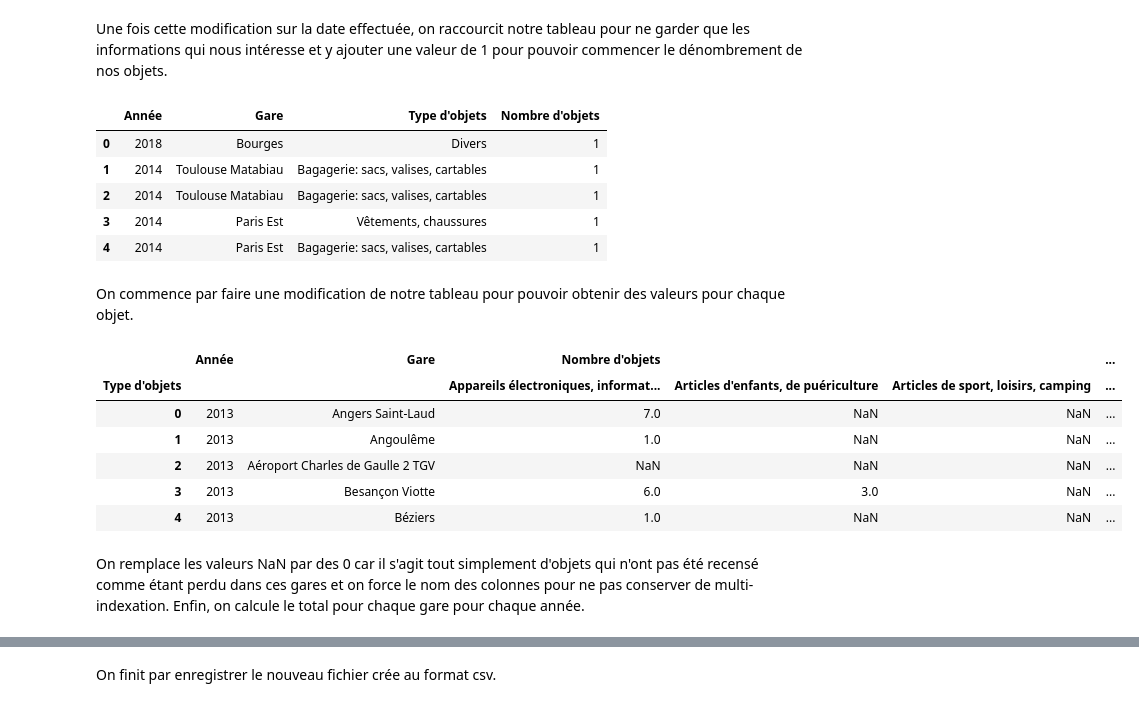
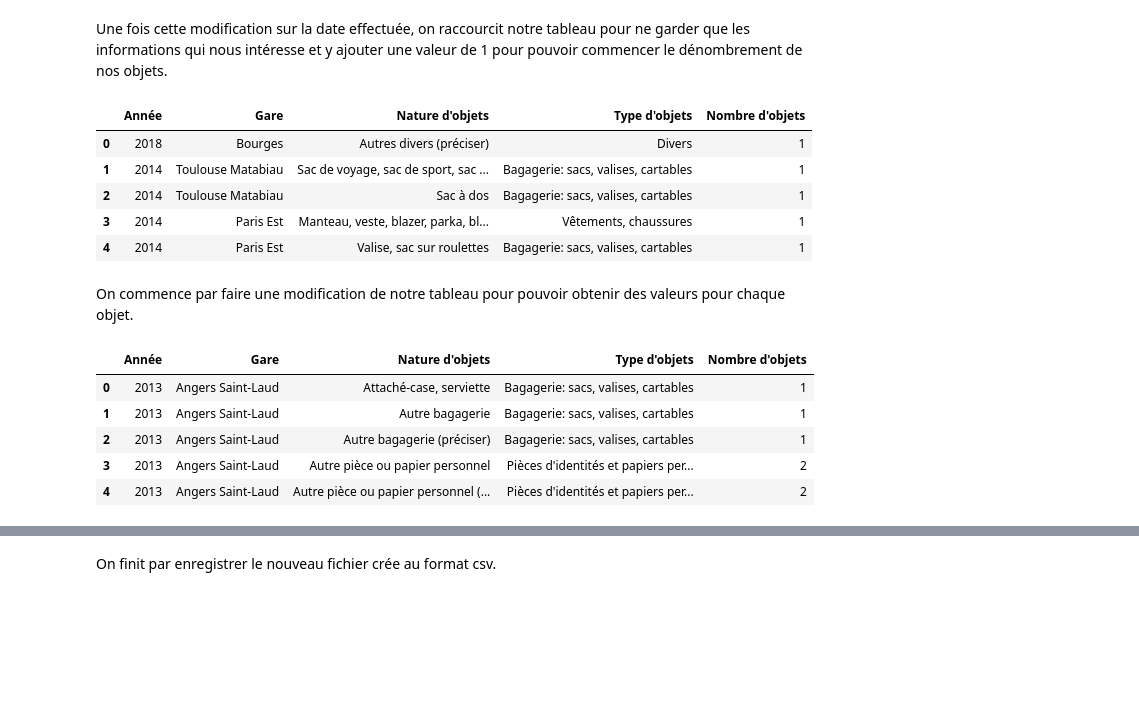
Before and after one commit to Sylvariane/objets_trouves_sncf, a Jupyter notebook: Objets_trouvés.ipynb, the cells around one changed output, grey strips where cells are left out. Drawn from its saved outputs; the diff is of its cells as text; code cells hidden in the pictures; blank space fills up the shorter version.

```diff
--- a/Objets_trouvés.ipynb
+++ b/Objets_trouvés.ipynb
@@ -125,28 +135,26 @@ df.head()
 # %% [markdown]
 Une fois cette modification sur la date effectuée, on raccourcit notre tableau pour ne garder que les informations qui nous intéresse et y ajouter une valeur de 1 pour pouvoir commencer le dénombrement de nos objets.
 # %%
-df = df[['Année', 'Gare', 'Type d\'objets']]
+df = df[['Année', 'Gare', 'Nature d\'objets','Type d\'objets']]
 df['Nombre d\'objets'] = 1
 df.head()
 # %% [output]
-|  | Année | Gare | Type d'objets | Nombre d'objets |
-| 0 | 2018 | Bourges | Divers | 1 |
-| 1 | 2014 | Toulouse Matabiau | Bagagerie: sacs, valises, cartables | 1 |
-| 2 | 2014 | Toulouse Matabiau | Bagagerie: sacs, valises, cartables | 1 |
-| 3 | 2014 | Paris Est | Vêtements, chaussures | 1 |
-| 4 | 2014 | Paris Est | Bagagerie: sacs, valises, cartables | 1 |
+|  | Année | Gare | Nature d'objets | Type d'objets | Nombre d'objets |
+| 0 | 2018 | Bourges | Autres divers (préciser) | Divers | 1 |
+| 1 | 2014 | Toulouse Matabiau | Sac de voyage, sac de sport, sac ... | Bagagerie: sacs, valises, cartables | 1 |
+| 2 | 2014 | Toulouse Matabiau | Sac à dos | Bagagerie: sacs, valises, cartables | 1 |
+| 3 | 2014 | Paris Est | Manteau, veste, blazer, parka, bl... | Vêtements, chaussures | 1 |
+| 4 | 2014 | Paris Est | Valise, sac sur roulettes | Bagagerie: sacs, valises, cartables | 1 |
 # %% [markdown]
 On commence par faire une modification de notre tableau pour pouvoir obtenir des valeurs pour chaque objet.
 # %%
-df = pd.pivot_table(df, index=['Année', 'Gare'], columns='Type d\'objets', aggfunc=np.sum).reset_index()
+df = df.groupby(['Année', 'Gare', 'Nature d\'objets','Type d\'objets']).sum()
+df = df.reset_index()
 df.head()
 # %% [output]
-|  | Année | Gare | Nombre d'objets |  |  | ... |
-| Type d'objets |  |  | Appareils électroniques, informat... | Articles d'enfants, de puériculture | Articles de sport, loisirs, camping | ... |
-| 0 | 2013 | Angers Saint-Laud | 7.0 | NaN | NaN | ... |
-| 1 | 2013 | Angoulême | 1.0 | NaN | NaN | ... |
-| 2 | 2013 | Aéroport Charles de Gaulle 2 TGV | NaN | NaN | NaN | ... |
-| 3 | 2013 | Besançon Viotte | 6.0 | 3.0 | NaN | ... |
-| 4 | 2013 | Béziers | 1.0 | NaN | NaN | ... |
+|  | Année | Gare | Nature d'objets | Type d'objets | Nombre d'objets |
+| 0 | 2013 | Angers Saint-Laud | Attaché-case, serviette | Bagagerie: sacs, valises, cartables | 1 |
+| 1 | 2013 | Angers Saint-Laud | Autre bagagerie | Bagagerie: sacs, valises, cartables | 1 |
+| 2 | 2013 | Angers Saint-Laud | Autre bagagerie (préciser) | Bagagerie: sacs, valises, cartables | 1 |
+| 3 | 2013 | Angers Saint-Laud | Autre pièce ou papier personnel | Pièces d'identités et papiers per... | 2 |
+| 4 | 2013 | Angers Saint-Laud | Autre pièce ou papier personnel (... | Pièces d'identités et papiers per... | 2 |
-# %% [markdown]
-On remplace les valeurs NaN par des 0 car il s'agit tout simplement d'objets qui n'ont pas été recensé comme étant perdu dans ces gares et on force le nom des colonnes pour ne pas conserver de multi-indexation. Enfin, on calcule le total pour chaque gare pour chaque année.
```
Also changed, not shown: parts of 7 cells of this notebook.
